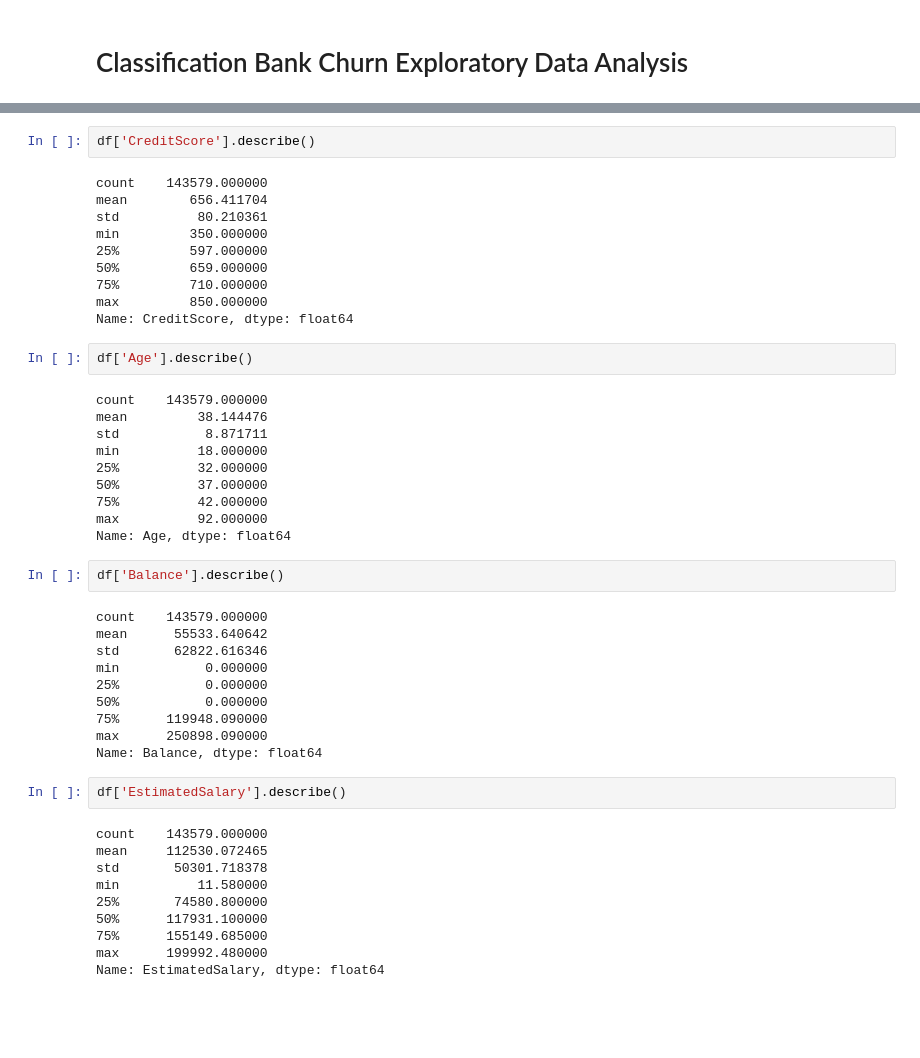
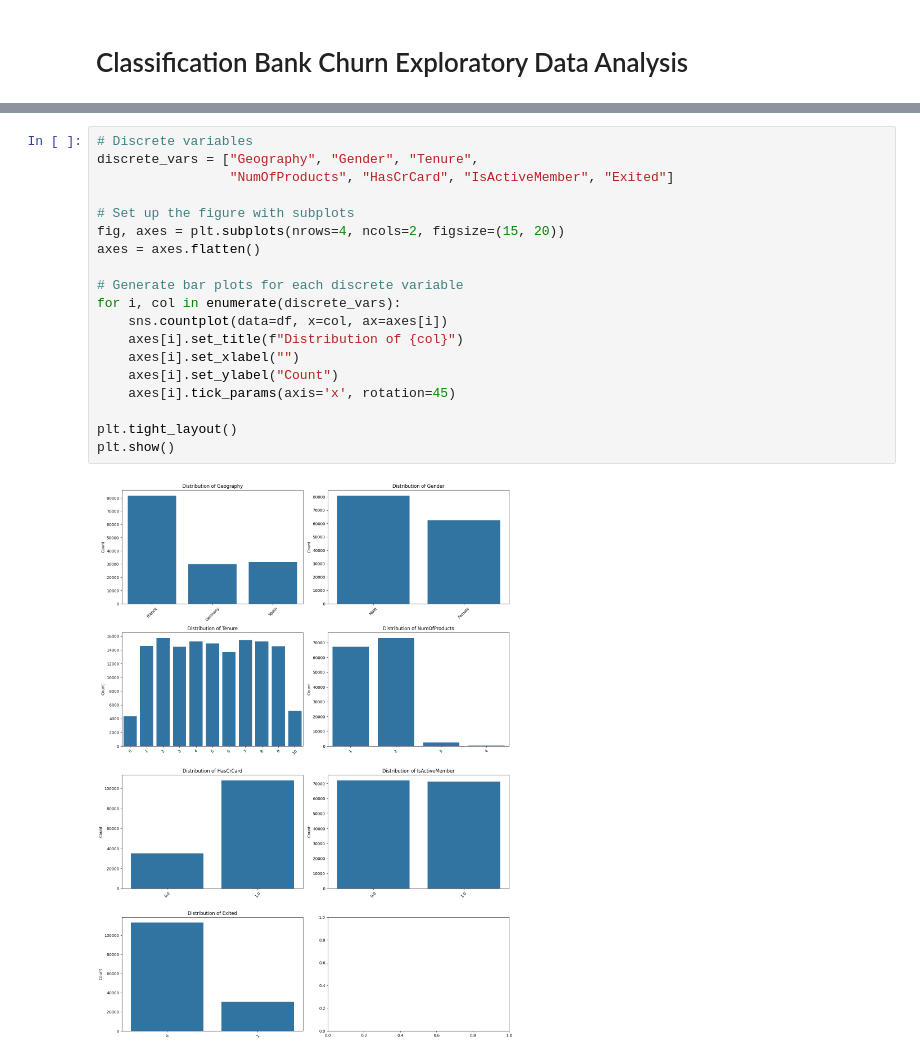
Before and after one commit to WolfgangReip/MachineLearnia-Module-1-Les-6-pilliers-de-l-IA, a Jupyter notebook: 4_ClassificationBankChurn/analysis/exploration.ipynb, the cells around one changed output, grey strips where cells are left out. Cells and saved outputs as stored; diff of their text form; blank space fills up the shorter version.

```diff
--- a/4_ClassificationBankChurn/analysis/exploration.ipynb
+++ b/4_ClassificationBankChurn/analysis/exploration.ipynb
@@ -41,48 +33,21 @@ df.head()
-# %%
-df['CreditScore'].describe()
-# %% [output]
-count    143579.000000
-mean        656.411704
-std          80.210361
-min         350.000000
-25%         597.000000
-50%         659.000000
-75%         710.000000
-max         850.000000
-Name: CreditScore, dtype: float64
-# %%
-df['Age'].describe()
-# %% [output]
-count    143579.000000
-mean         38.144476
-std           8.871711
-min          18.000000
-25%          32.000000
-50%          37.000000
-75%          42.000000
-max          92.000000
-Name: Age, dtype: float64
-# %%
-df['Balance'].describe()
-# %% [output]
-count    143579.000000
-mean      55533.640642
-std       62822.616346
-min           0.000000
-25%           0.000000
-50%           0.000000
-75%      119948.090000
-max      250898.090000
-Name: Balance, dtype: float64
-# %%
-df['EstimatedSalary'].describe()
-# %% [output]
-count    143579.000000
-mean     112530.072465
-std       50301.718378
-min          11.580000
-25%       74580.800000
-50%      117931.100000
-75%      155149.685000
-max      199992.480000
-Name: EstimatedSalary, dtype: float64
+# %%
+# Discrete variables
+discrete_vars = ["Geography", "Gender", "Tenure",
+                 "NumOfProducts", "HasCrCard", "IsActiveMember", "Exited"]
+
+# Set up the figure with subplots
+fig, axes = plt.subplots(nrows=4, ncols=2, figsize=(15, 20))
+axes = axes.flatten()
+
+# Generate bar plots for each discrete variable
+for i, col in enumerate(discrete_vars):
+    sns.countplot(data=df, x=col, ax=axes[i])
+    axes[i].set_title(f"Distribution of {col}")
+    axes[i].set_xlabel("")
+    axes[i].set_ylabel("Count")
+    axes[i].tick_params(axis='x', rotation=45)
+
+plt.tight_layout()
+plt.show()
+# %% [output]
+[figure, added]
```
Also changed, not shown: parts of 15 cells of this notebook, 11 other files.
